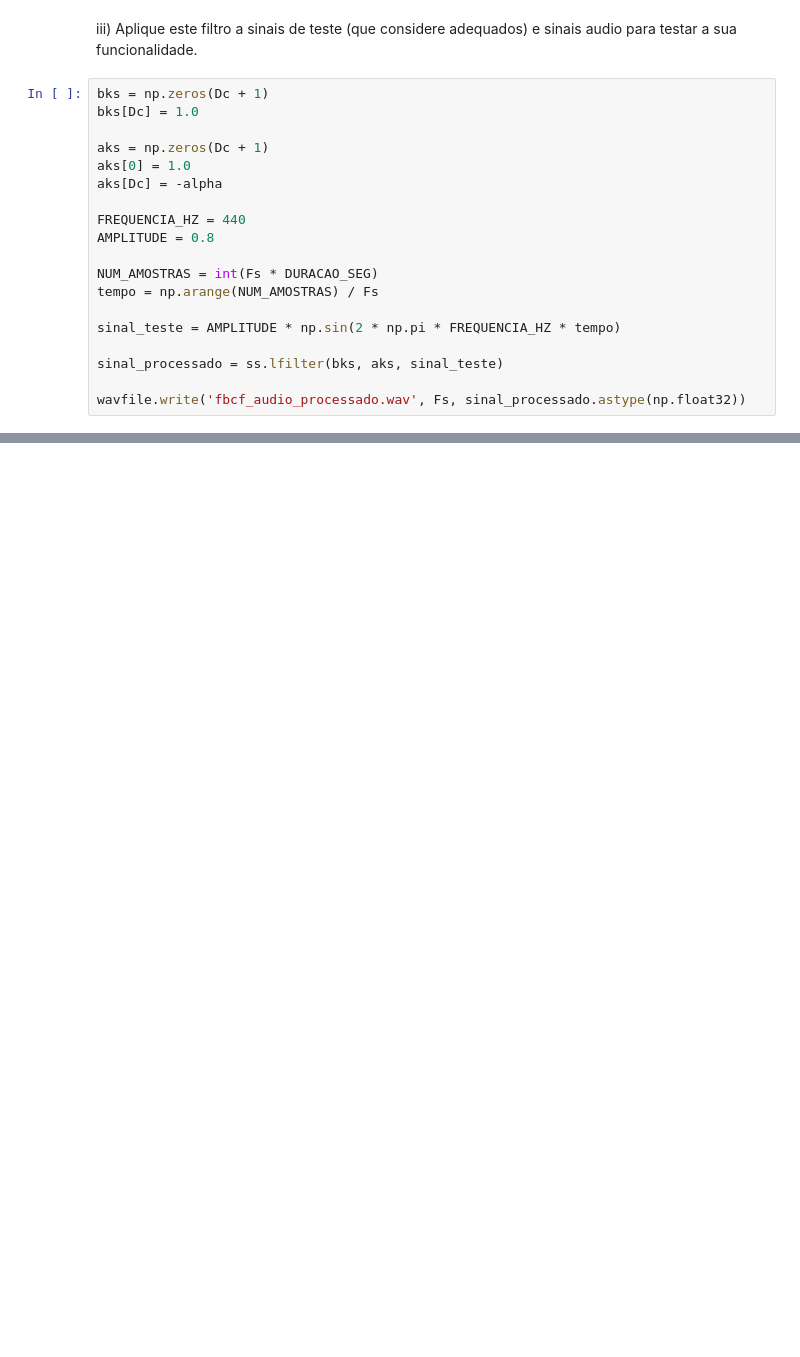
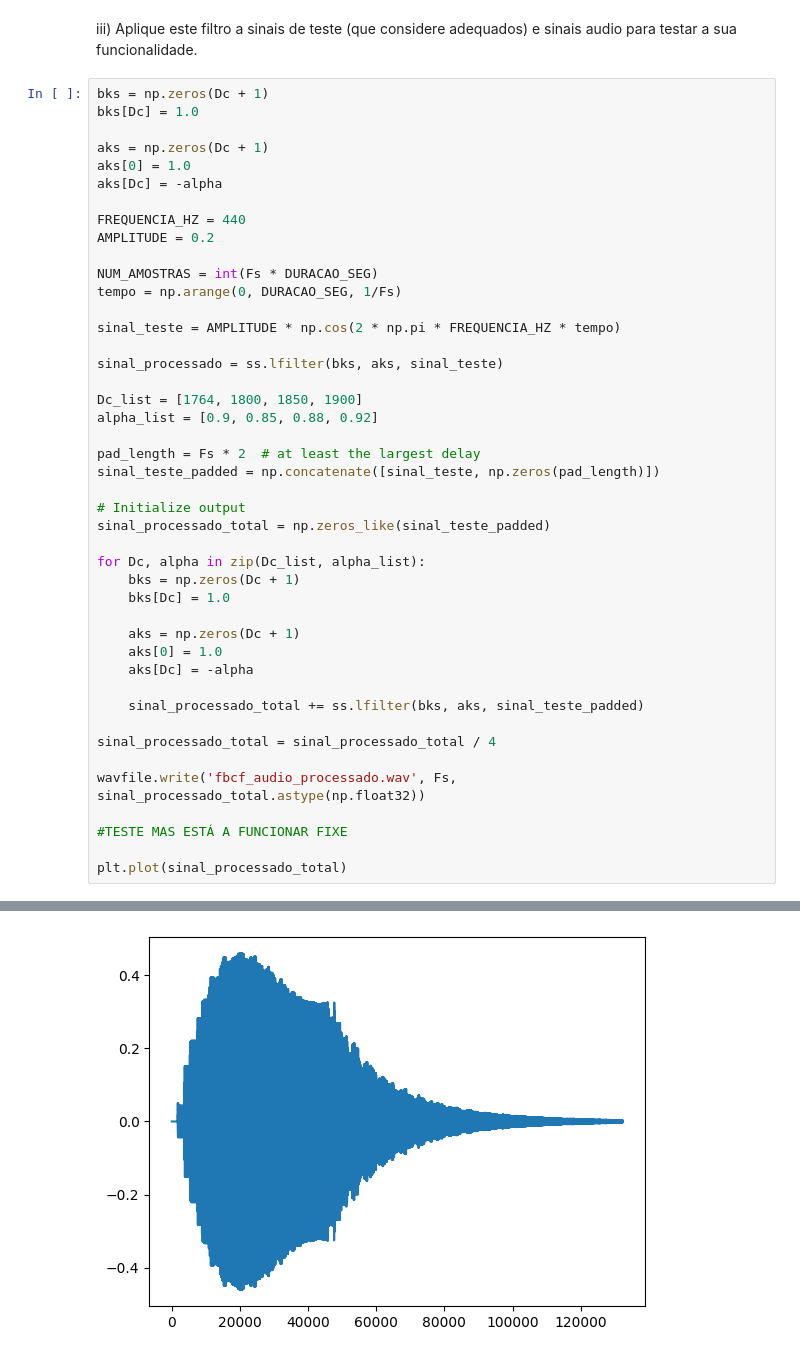
Before and after one commit to Dexiis/PSM-TP1, a Jupyter notebook: Trabalho 1.ipynb, the cells around one changed output, grey strips where cells are left out. Cells and saved outputs as stored; diff of their text form; blank space fills up the shorter version.

Commit message:
a) teste paralelo

```diff
--- a/Trabalho 1.ipynb
+++ b/Trabalho 1.ipynb
@@ -131,13 +139,39 @@ aks[0] = 1.0
 aks[Dc] = -alpha
 
 FREQUENCIA_HZ = 440
-AMPLITUDE = 0.8
+AMPLITUDE = 0.2
 
 NUM_AMOSTRAS = int(Fs * DURACAO_SEG)
-tempo = np.arange(NUM_AMOSTRAS) / Fs
+tempo = np.arange(0, DURACAO_SEG, 1/Fs)
 
-sinal_teste = AMPLITUDE * np.sin(2 * np.pi * FREQUENCIA_HZ * tempo)
+sinal_teste = AMPLITUDE * np.cos(2 * np.pi * FREQUENCIA_HZ * tempo)
 
 sinal_processado = ss.lfilter(bks, aks, sinal_teste)
 
-wavfile.write('fbcf_audio_processado.wav', Fs, sinal_processado.astype(np.float32))
+Dc_list = [1764, 1800, 1850, 1900]
+alpha_list = [0.9, 0.85, 0.88, 0.92]
+
+pad_length = Fs * 2  # at least the largest delay
+sinal_teste_padded = np.concatenate([sinal_teste, np.zeros(pad_length)])
+
+# Initialize output
+sinal_processado_total = np.zeros_like(sinal_teste_padded)
+
+for Dc, alpha in zip(Dc_list, alpha_list):
+    bks = np.zeros(Dc + 1)
+    bks[Dc] = 1.0
+
+    aks = np.zeros(Dc + 1)
+    aks[0] = 1.0
+    aks[Dc] = -alpha
+
+    sinal_processado_total += ss.lfilter(bks, aks, sinal_teste_padded)
+
+sinal_processado_total = sinal_processado_total / 4
+
+wavfile.write('fbcf_audio_processado.wav', Fs, sinal_processado_total.astype(np.float32))
+
+#TESTE MAS ESTÁ A FUNCIONAR FIXE
+
+plt.plot(sinal_processado_total)
+# %% [output]
@@ -143,0 +179 @@ wavfile.write('fbcf_audio_processado.wav', Fs, sinal_processado.astype(np.float3
+[figure, added]
```
Also changed, not shown: parts of 3 cells of this notebook, 2 other files.
